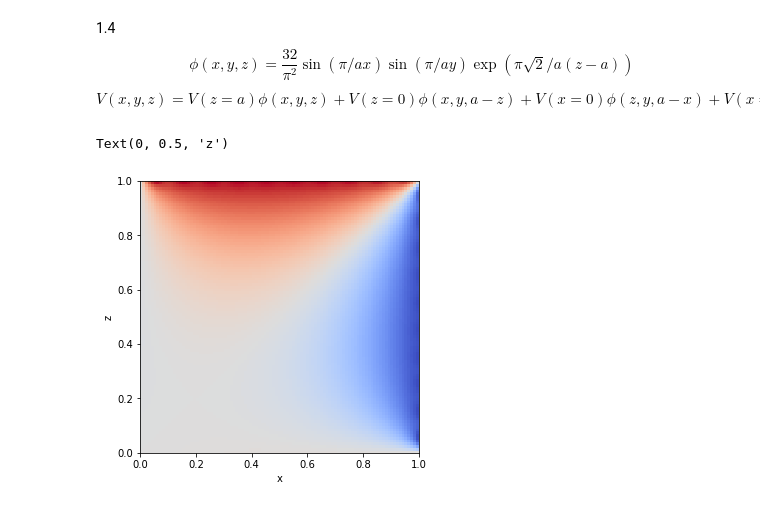
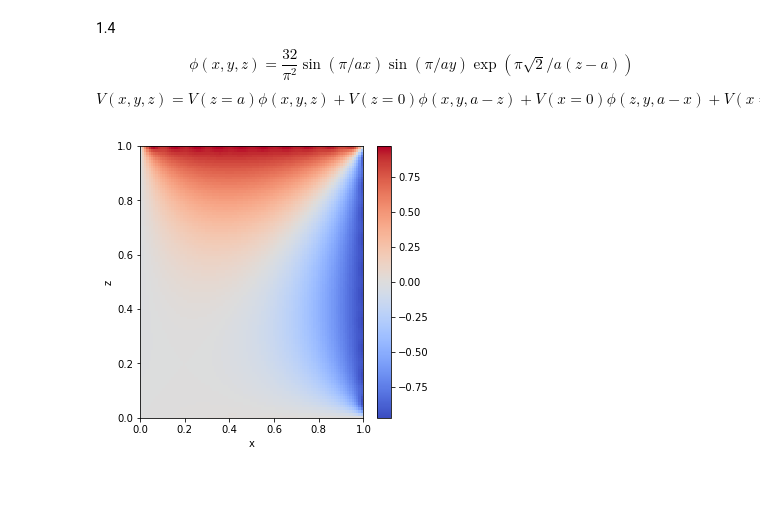
Before and after one commit to mmatera/emnotebooks, a Jupyter notebook: Expansion del potencial del cubo.ipynb, the cells around one changed output. Drawn from its saved outputs; the diff is of its cells as text; code cells hidden in the pictures.

Commit message:
adding colorbar

```diff
--- a/Expansion del potencial del cubo.ipynb
+++ b/Expansion del potencial del cubo.ipynb
@@ -117,35 +117,35 @@ $$
 %matplotlib inline
 import numpy as np                # Librería para funciones matemáticas
 import matplotlib.pyplot as plt   # Librería para graficos
 import matplotlib.cm as cm        # Módulo para controlar mapas de colores
 from mpl_toolkits.mplot3d import Axes3D   # Módulo 3D
 
 
 fig,ax=plt.subplots(figsize=(5,5))
 
 x = np.linspace(.0,1.,100)
 z = np.linspace(0.,1,100)
 
 # Construye a partir del par de parámetros, una grilla con los valores
 X, Z = np.meshgrid(x, z)
 V = 1*sum([
           16/np.pi**2 * np.sin(np.pi *(1+2*nx)*X)*np.sin(  np.pi/2 * (2*ny+1))*np.exp(np.pi*np.sqrt( (1+2*nx)**2+(1+2*ny)**2 )*(Z-1))/((2*nx+1)*(2*ny+1))
          for nx in range(10) for ny in range(10)])- \
     1*sum([
           16/np.pi**2 * np.sin(np.pi *(1+2*nx)*Z)*np.sin(  np.pi/2 * (2*ny+1))*np.exp(np.pi*np.sqrt( (1+2*nx)**2+(1+2*ny)**2 )*(X-1))/((2*nx+1)*(2*ny+1))
          for nx in range(10) for ny in range(10)]) + \
     0*sum([
           16/np.pi**2 * np.sin(np.pi *(1+2*nx)*X)*np.sin(  np.pi/2 * (2*ny+1))*np.exp(-np.pi*np.sqrt( (1+2*nx)**2+(1+2*ny)**2 )*Z)/((2*nx+1)*(2*ny+1))
          for nx in range(10) for ny in range(10)])+ \
     0*sum([
           16/np.pi**2 * np.sin(np.pi *(1+2*nx)*Z)*np.sin(  np.pi/2 * (2*ny+1))*np.exp(-np.pi*np.sqrt( (1+2*nx)**2+(1+2*ny)**2 )*X)/((2*nx+1)*(2*ny+1))
          for nx in range(10) for ny in range(10)])
 
-ax.pcolor(X,Z,V,cmap=cm.coolwarm)
-
-
+c = ax.pcolor(X,Z,V,cmap=cm.coolwarm)   # c =ax.color(X,Z,V,cmap=cm.coolwarm)
+fig.colorbar(c,ax=ax)
 ax.set_xlabel("x")
 ax.set_ylabel("z")
+
+plt.show()
 # %% [output]
-Text(0, 0.5, 'z')
-[figure, old version]
+[figure, new version]
```
Also changed, not shown: parts of 1 cell of this notebook.
